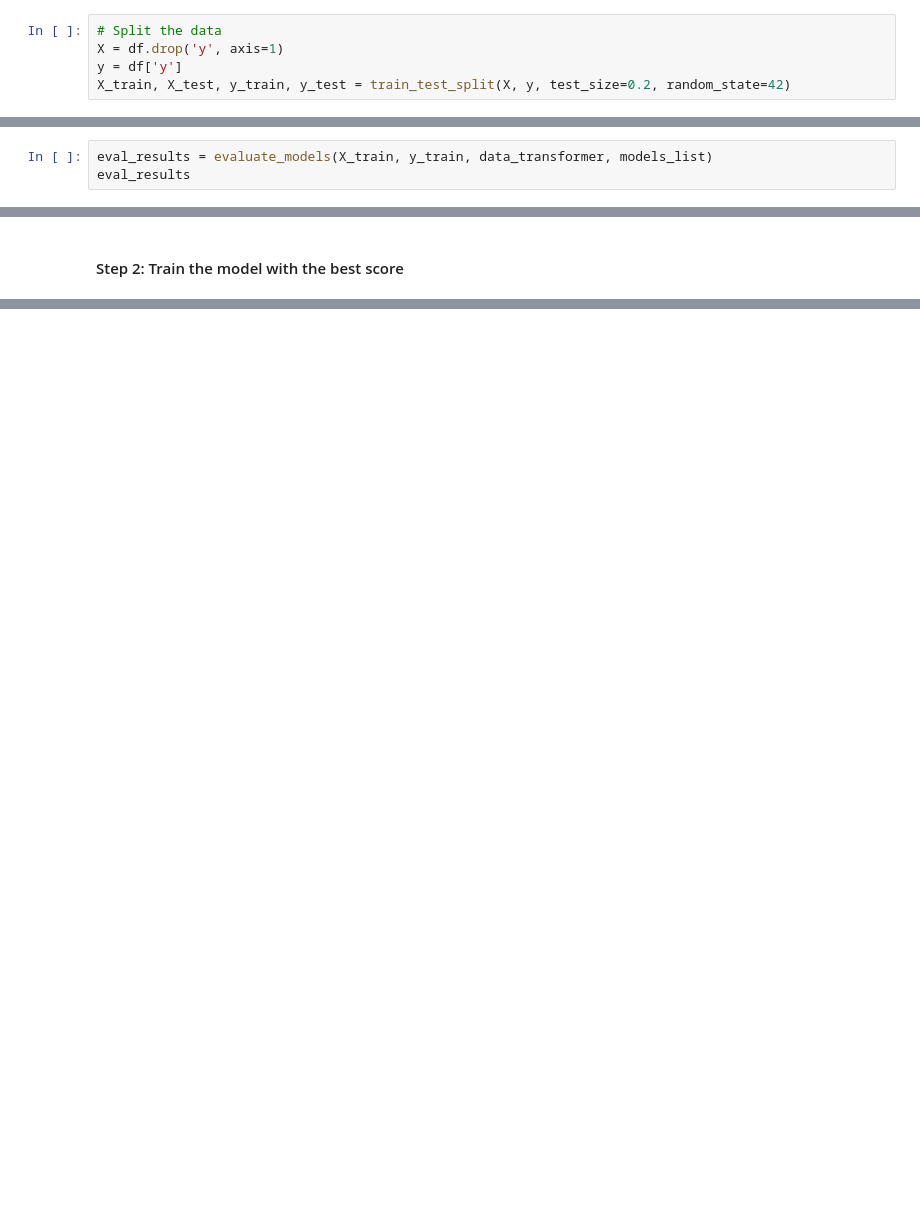
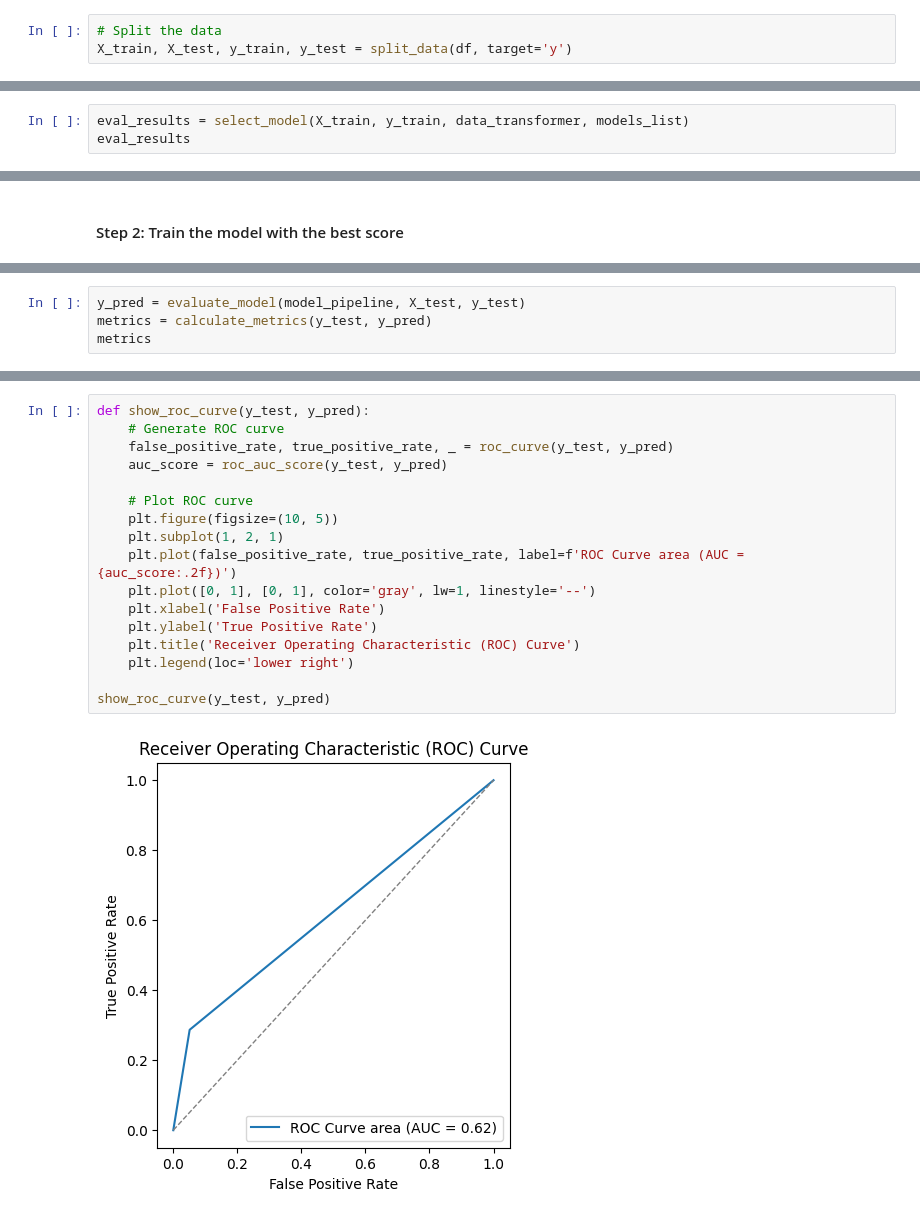
Before and after one commit to naty88/customer_subscriptions_prediction, a Jupyter notebook: notebooks/model_selection.ipynb, the cells around one changed output, grey strips where cells are left out. Saved outputs shown, nothing was run; the diff lists cells and outputs as text; blank space fills up the shorter version.

```diff
--- a/notebooks/model_selection.ipynb
+++ b/notebooks/model_selection.ipynb
@@ -93,11 +92,9 @@ models_list = {
 }
 # %%
 # Split the data
-X = df.drop('y', axis=1)
-y = df['y']
-X_train, X_test, y_train, y_test = train_test_split(X, y, test_size=0.2, random_state=42)
+X_train, X_test, y_train, y_test = split_data(df, target='y')
 # %% [markdown]
 #### Step 1: Transform data and evaluate models with cross-validation
 # %%
-eval_results = evaluate_models(X_train, y_train, data_transformer, models_list)
+eval_results = select_model(X_train, y_train, data_transformer, models_list)
 eval_results
@@ -118,0 +142,4 @@ model_pipeline = train_best_model(models_list,
+# %%
+y_pred = evaluate_model(model_pipeline, X_test, y_test)
+metrics = calculate_metrics(y_test, y_pred)
+metrics
@@ -119 +161,20 @@ model_pipeline = train_best_model(models_list,
+# %%
+def show_roc_curve(y_test, y_pred):
+    # Generate ROC curve
+    false_positive_rate, true_positive_rate, _ = roc_curve(y_test, y_pred)
+    auc_score = roc_auc_score(y_test, y_pred)
+
+    # Plot ROC curve
+    plt.figure(figsize=(10, 5))
+    plt.subplot(1, 2, 1)
+    plt.plot(false_positive_rate, true_positive_rate, label=f'ROC Curve area (AUC = {auc_score:.2f})')
+    plt.plot([0, 1], [0, 1], color='gray', lw=1, linestyle='--')
+    plt.xlabel('False Positive Rate')
+    plt.ylabel('True Positive Rate')
+    plt.title('Receiver Operating Characteristic (ROC) Curve')
+    plt.legend(loc='lower right')
+
+show_roc_curve(y_test, y_pred)
+# %% [output]
+[figure, added]
 # %% [markdown]
```
Also changed, not shown: parts of 15 cells of this notebook, 11 other files.
